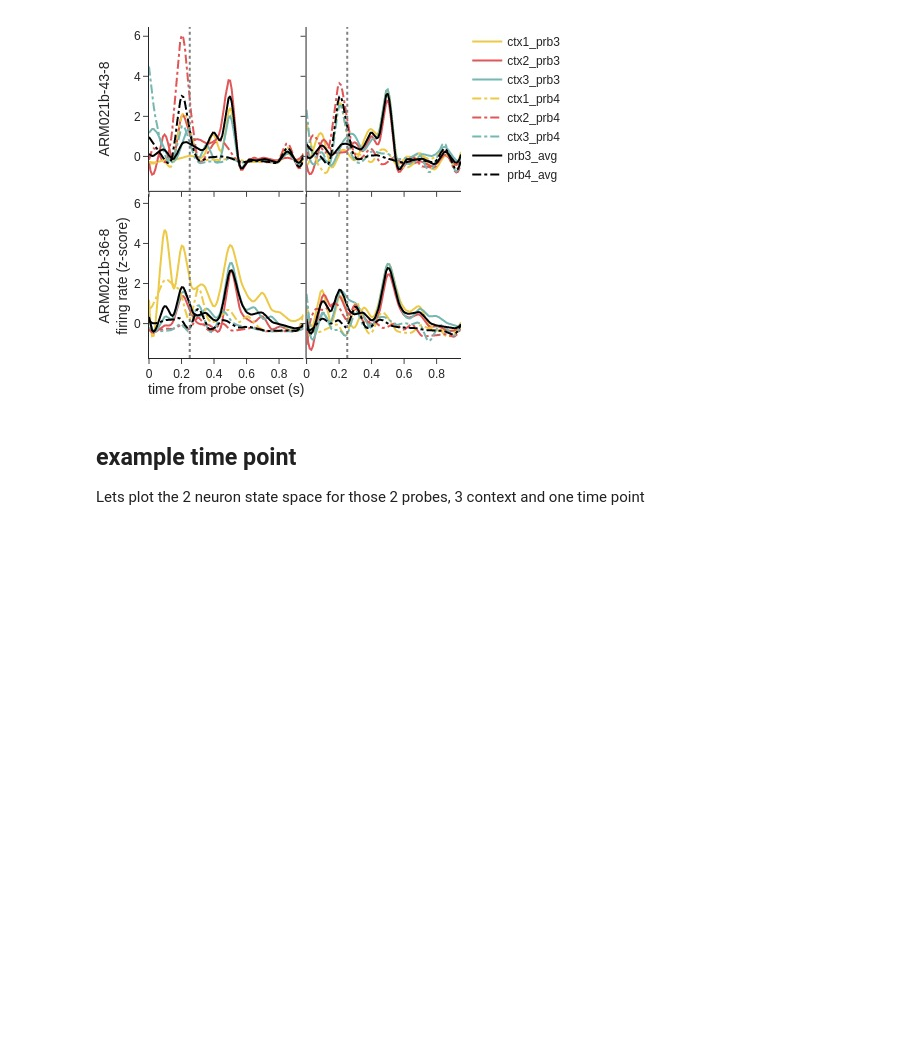
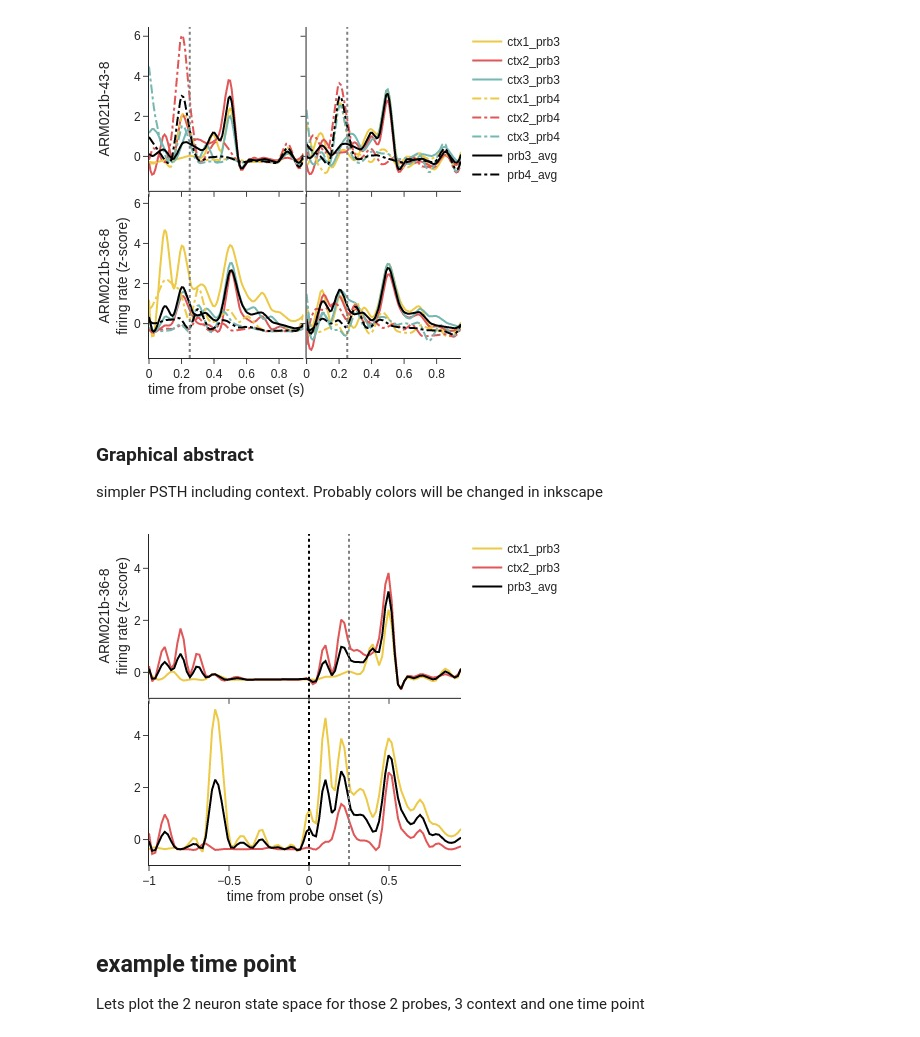
Before and after one commit to Mateo-Lopez-Espejo/context_probe_analysis, a Jupyter notebook: reports/paper/figure_04.ipynb, the cells around one changed output. Drawn from its saved outputs; the diff is of its cells as text; code cells hidden in the pictures; blank space fills up the shorter version.

Commit message:
last commit prior PreReview. Add sinngle contex-prpobe support for cluster diagrams

```diff
--- a/reports/paper/figure_04.ipynb
+++ b/reports/paper/figure_04.ipynb
@@ -64,3 +63,11 @@ else:
 # %% [output]
 ####
 found and loaded cache for ARM021b
+# %%
+# allso loads full raster including context section to make the graphical abstract
+if load_site_formated_raster.check_call_in_cache(eg_site, part='all', **raster_meta):
+    fullraster, _ = load_site_formated_raster(eg_site, part='all', **raster_meta)
+    print(f'####\n'
+          f'found and loaded cache for {eg_site}')
+else:
+    print(f"cant load load_site_formated_raster with {raster_meta}.\n this should be cached, why is it failing? ")
@@ -120,13 +130,21 @@ def simple_psths(fnArrs: list[np.array],
                  cells: list[str],
                  contexts: list[int],
                  probes: list[int],
+                 part: str = 'probe',
+                 avg: str ='all',
                  color_palette: list[str] = FOURCOLOR) -> go.Figure:
     cidxs = [cellids.index(c) for c in cells]
     prbidxs = [p - 1 for p in probes]
 
     PSTHs = [a.mean(axis=0) for a in fnArrs]
     chn, ctx, prb, tme = PSTHs[0].shape
-    t = np.linspace(0, 1, tme, endpoint=False)
+
+    if part == 'probe':
+        t = np.linspace(0, 1, tme, endpoint=False)
+    elif part == 'all':
+        t = np.linspace(-1, 1, tme, endpoint=False)
+    else:
+        raise ValueError("parameter part must be 'all' or 'probe'")
 
     dashings = ['dot', 'dash', 'solid', 'dashdot']
 
@@ -162,7 +180,12 @@ def simple_psths(fnArrs: list[np.array],
             for prbidx in prbidxs:
                 dash = dashings[prbidx]
 
-                y = psth[cidx, :, prbidx, :].mean(axis=0)
+                if avg == 'all':
+                    y = psth[cidx, :, prbidx, :].mean(axis=0)
+                elif avg == 'visible':
+                    y = psth[cidx, contexts, prbidx, :].mean(axis=0)
+                else:
+                     raise ValueError("parameter avg must be 'all' or 'visible'")
                 # tt, yy = squarefy(t, y)
                 # tt, yy = t, y
                 tt = np.linspace(t.min(), t.max(), 100)
@@ -194,12 +217,29 @@ fig = simple_psths([raster, dense_raster], cellids, eg_neurons, eg_ctxs, eg_prob
 fig.add_vline(eg_times[0] * 1 / 20, line_color='gray', line_dash='dot', line_width=2, opacity=1)
 fig.update_layout(height=96 * 4, width=96 * 5)
 
-filename = figfolder / 'fig3_dense_psths'
+filename = figfolder / 'fig4_dense_psths'
 # fig.write_image(filename.with_suffix('.svg'))
 
 fig.show(renderer='jpeg', scale=1)
 # %% [output]
 [figure]
+# %% [markdown]
+### Graphical abstract
+simpler PSTH including context. Probably colors will be changed in inkscape
+# %%
+
+# fig = simple_psths([fullraster], cellids, eg_neurons, eg_ctxs, eg_probes, part='all')
+fig = simple_psths([fullraster], cellids, eg_neurons, [1,2], [3], part='all', avg='visible')
+fig.add_vline(eg_times[0] * 1 / 20, line_color='gray', line_dash='dot', line_width=2, opacity=1)
+fig.add_vline(0, line_color='black', line_dash='dot', line_width=2, opacity=1)
+fig.update_layout(height=96 * 4, width=96 * 5)
+
+filename = figfolder / 'fig0_sparse_psth'
+# fig.write_image(filename.with_suffix('.svg'))
+
+fig.show(renderer='jpeg', scale=1)
+# %% [output]
+[figure, added]
 # %% [markdown]
 ## example time point
 Lets plot the 2 neuron state space for those 2 probes, 3 context and one time point
```
Also changed, not shown: parts of 10 cells of this notebook, 1 other file.
